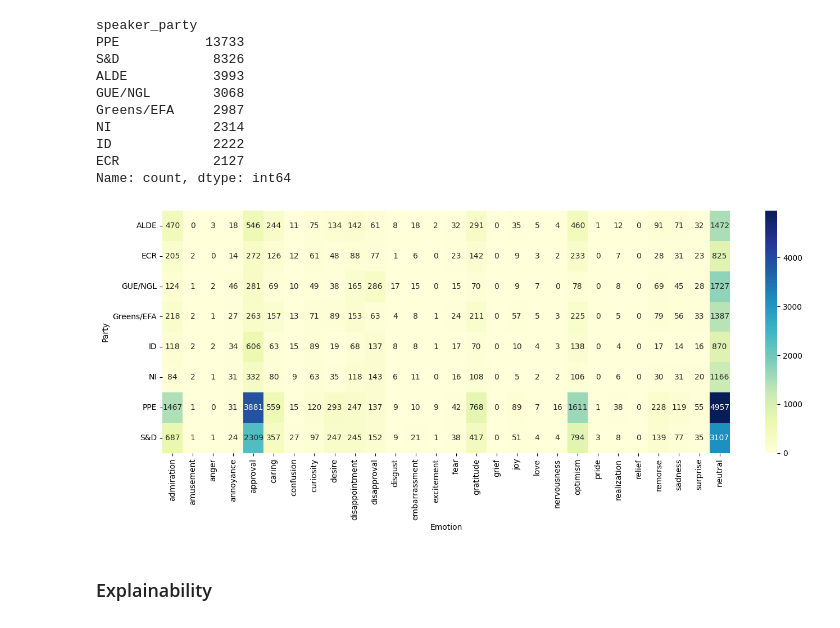
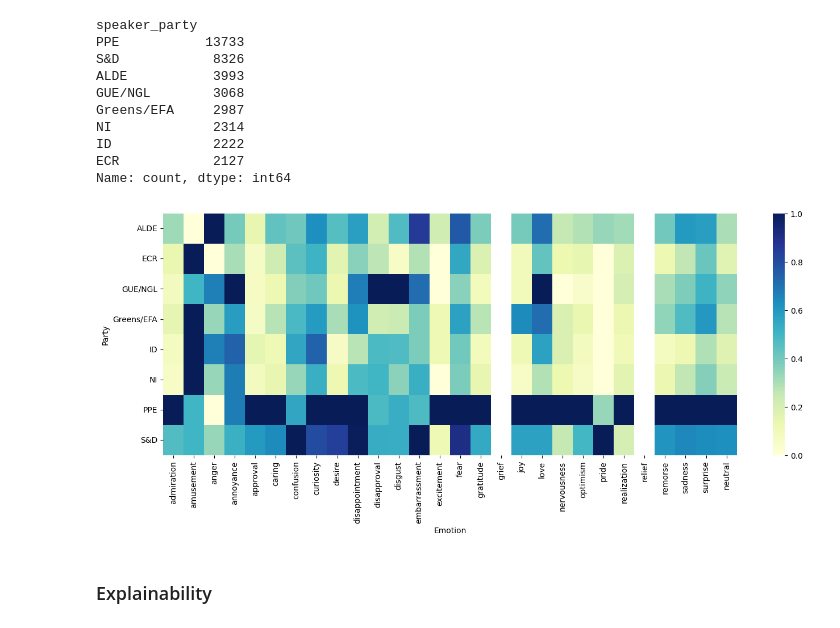
Before and after one commit to MatteoBisotti/nlp_project, a Jupyter notebook: notebooks/politics_analysis.ipynb, the cells around one changed output. Saved outputs shown, nothing was run; the diff lists cells and outputs as text; code cells hidden in the pictures.

Commit message:
normalization on heatmaps

```diff
--- a/notebooks/politics_analysis.ipynb
+++ b/notebooks/politics_analysis.ipynb
@@ -137,15 +139,17 @@ NI             2314
 ID             2222
 ECR            2127
 Name: count, dtype: int64
+# %%
+by_party_norm = by_party.div(by_party.max(axis=0), axis=1)
 # %%
 plt.figure(figsize=(14, 6))
-sns.heatmap(by_party, annot=True, fmt='d', cmap='YlGnBu')
+sns.heatmap(by_party_norm, fmt='.2f', cmap='YlGnBu')
 plt.xlabel("Emotion")
 plt.ylabel("Party")
 plt.tight_layout()
 plt.show()
 # %% [output]
-[figure, old version]
+[figure, new version]
 # %% [markdown]
 ### Explainability
 # %%
```
Also changed, not shown: parts of 2 cells of this notebook, 1 other file.
